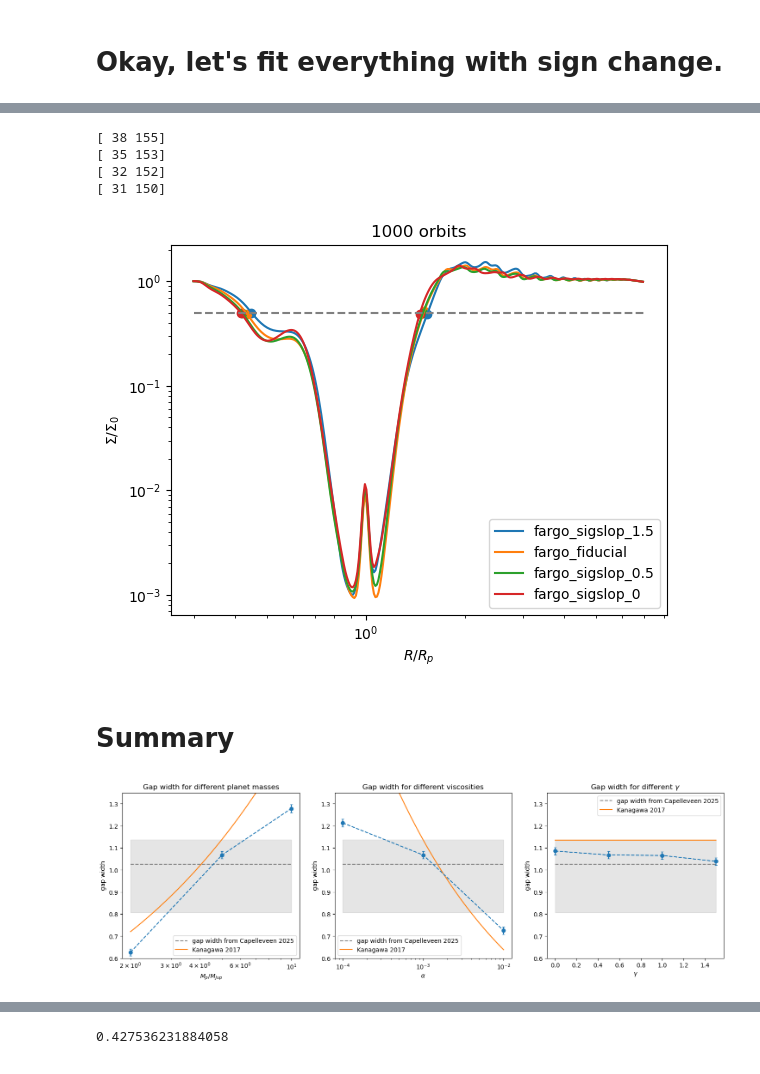
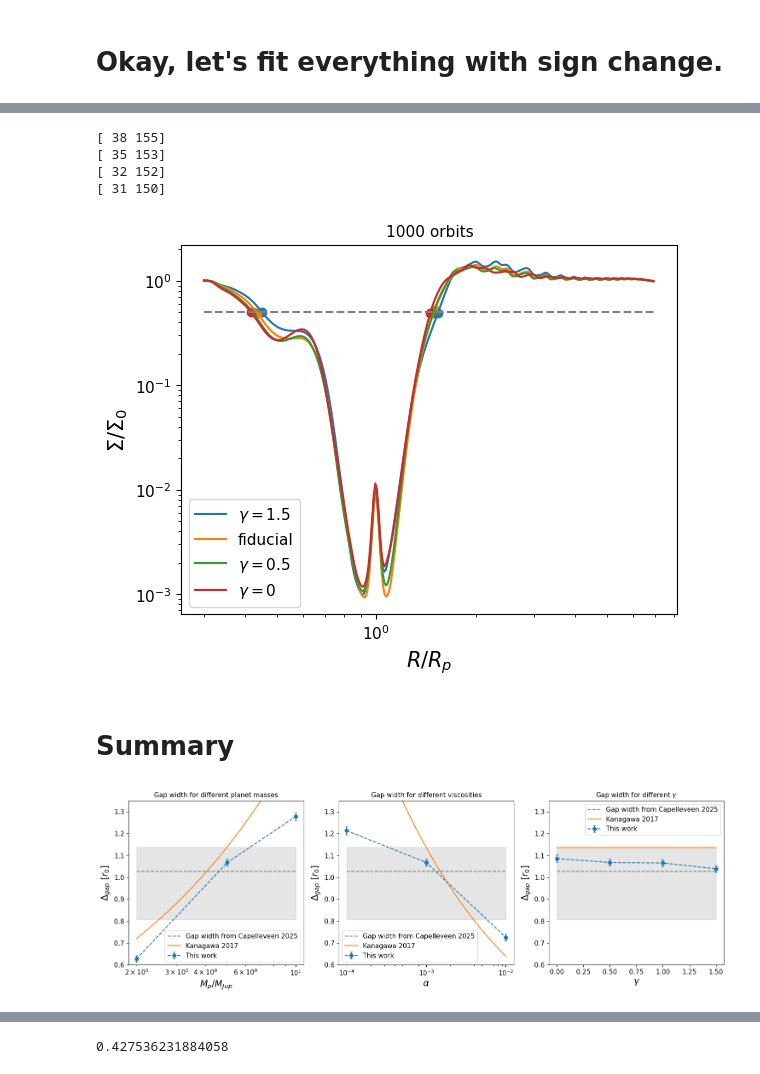
Before and after one commit to CatharinaHock/Bachelor_thesis_home, a Jupyter notebook: jupyter notebooks/thesis_suited_plots_maybe/radmc3d_sims/gap_width_.ipynb, the cells around one changed output, grey strips where cells are left out. Drawn from its saved outputs; the diff is of its cells as text; code cells hidden in the pictures.

```diff
--- a/jupyter notebooks/thesis_suited_plots_maybe/radmc3d_sims/gap_width_.ipynb
+++ b/jupyter notebooks/thesis_suited_plots_maybe/radmc3d_sims/gap_width_.ipynb
@@ -3,6 +3,18 @@
 import numpy as np
 import matplotlib.pyplot as plt
 from matplotlib import cm
+
+SMALL_SIZE = 11
+MEDIUM_SIZE = 15
+BIGGER_SIZE = 20
+
+plt.rc('font', size=SMALL_SIZE)          # controls default text sizes
+plt.rc('axes', titlesize=SMALL_SIZE)     # fontsize of the axes title
+plt.rc('axes', labelsize=MEDIUM_SIZE)    # fontsize of the x and y labels
+plt.rc('xtick', labelsize=SMALL_SIZE)    # fontsize of the tick labels
+plt.rc('ytick', labelsize=SMALL_SIZE)    # fontsize of the tick labels
+plt.rc('legend', fontsize=SMALL_SIZE)    # legend fontsize
+plt.rc('figure', titlesize=BIGGER_SIZE)  # fontsize of the figure title
 # %%
 path_start = f"/pfs/10/work/hd_cu284-work/fargo3d/outputs/"
 path_endings=["fargo_fiducial_2gen", "fargo_high_mass_2gen",  "fargo_low_mass_2gen", "fargo_high_visc_2gen", "fargo_low_visc_2gen",
@@ -755,7 +768,7 @@ for i in index_for_mass:
         r_sign_err.append((r_list[s+1]-r_list[s]))
         sig_sign.append((rho_mean[i][-1][s]/rho_mean[i][0][s]+rho_mean[i][-1][s+1]/rho_mean[i][0][s+1])/2)
 
-    plt.plot(r_list,rho_mean[i][-1]/rho_mean[i][0], label=f"{path[43:-5]}")
+    plt.plot(r_list,rho_mean[i][-1]/rho_mean[i][0], label=f"{titles[i]}")
     plt.scatter(r_sign, sig_sign)
 
     r_left = ufloat(r_sign[0], r_sign_err[0])
@@ -772,7 +785,7 @@ plt.yscale("log")
 plt.title(f"{frames[-1]*10} orbits")
 plt.legend()
 
-plt.savefig("img/gap_width_mass.PNG")
+plt.savefig("img/gap_width_mass.PNG", bbox_inches="tight")
 # %% [output]
 [ 78 140]
 [ 35 153]
@@ -794,7 +807,7 @@ for i in index_for_visc:
         r_sign_err.append((r_list[s+1]-r_list[s]))
         sig_sign.append((rho_mean[i][-1][s]/rho_mean[i][0][s]+rho_mean[i][-1][s+1]/rho_mean[i][0][s+1])/2)
 
-    plt.plot(r_list,rho_mean[i][-1]/rho_mean[i][0], label=f"{path[43:-5]}")
+    plt.plot(r_list,rho_mean[i][-1]/rho_mean[i][0], label=f"{titles[i]}")
     plt.scatter(r_sign, sig_sign)
 
     r_left = ufloat(r_sign[0], r_sign_err[0])
@@ -810,7 +823,7 @@ plt.xscale("log")
 plt.yscale("log")
 plt.title(f"{frames[-1]*10} orbits")
 plt.legend()
-plt.savefig("img/gap_width_visc.PNG")
+plt.savefig("img/gap_width_visc.PNG",bbox_inches="tight")
 # %% [output]
 [ 32  52  71 161]
 [ 35 153]
@@ -832,7 +845,7 @@ for i in index_for_sigslop:
         r_sign_err.append((r_list[s+1]-r_list[s]))
         sig_sign.append((rho_mean[i][-1][s]/rho_mean[i][0][s]+rho_mean[i][-1][s+1]/rho_mean[i][0][s+1])/2)
 
-    plt.plot(r_list,rho_mean[i][-1]/rho_mean[i][0], label=f"{path[43:-5]}")
+    plt.plot(r_list,rho_mean[i][-1]/rho_mean[i][0], label=f"{titles[i]}")
     plt.scatter(r_sign, sig_sign)
 
     r_left = ufloat(r_sign[-2], r_sign_err[-2])
@@ -848,13 +861,13 @@ plt.xscale("log")
 plt.yscale("log")
 plt.title(f"{frames[-1]*10} orbits")
 plt.legend()
-plt.savefig("img/gap_width_sigslop.PNG")
+plt.savefig("img/gap_width_sigslop.PNG",bbox_inches="tight")
 # %% [output]
 [ 38 155]
 [ 35 153]
 [ 32 152]
 [ 31 150]
-[figure, old version]
+[figure, new version]
 # %% [markdown]
 # Summary
 # %%
@@ -879,15 +892,15 @@ plt.figure(figsize=(18,5))
 plt.subplot(1,3,1)
 
 gap_mass_values , gap_mass_errs = ufloat_arr(gap_width_mass)
-plt.errorbar([2,5,10],gap_mass_values, yerr = gap_mass_errs, fmt="o--", capsize=2)
+plt.errorbar([2,5,10],gap_mass_values, yerr = gap_mass_errs, fmt="o--", capsize=2, label="This work")
 
 
 
 plt.xlabel("$M_p/M_{Jup}$")
-plt.ylabel("gap width")
+plt.ylabel("$\\Delta_{gap}$ [$r_0$]")
 plt.xscale("log")
 
-plt.plot([2,10,],[gap_obs,gap_obs], color="gray", linestyle="dashed", label="gap width from Capelleveen 2025")
+plt.plot([2,10,],[gap_obs,gap_obs], color="gray", linestyle="dashed", label="Gap width from Capelleveen 2025")
 plt.fill_between([2,10], gap_obs_lower,gap_obs_upper, alpha=0.2, color="gray")
 
 plt.ylim(0.6,1.35)
@@ -900,43 +913,43 @@ plt.legend()
 
 plt.subplot(1,3,2)
 gap_visc_values , gap_visc_errs = ufloat_arr(gap_width_visc)
-plt.errorbar([1e-4,1e-3,1e-2],gap_visc_values, yerr = gap_visc_errs, fmt="o--", capsize=2)
+plt.errorbar([1e-4,1e-3,1e-2],gap_visc_values, yerr = gap_visc_errs, fmt="o--", capsize=2, label="This work")
 plt.xlabel("$\\alpha$")
-plt.ylabel("gap width")
+plt.ylabel("$\\Delta_{gap}$ [$r_0$]")
 plt.xscale("log")
 plt.ylim(0.6,1.35)
 
 plt.title("Gap width for different viscosities")
-plt.plot([1e-4,1e-2,],[gap_obs,gap_obs], color="gray", linestyle="dashed", label="gap width from Capelleveen 2025")
+plt.plot([1e-4,1e-2,],[gap_obs,gap_obs], color="gray", linestyle="dashed", label="Gap width from Capelleveen 2025")
 plt.fill_between([1e-4,1e-2], gap_obs_lower,gap_obs_upper, alpha=0.2, color="gray")
 
 viscs = np.linspace(1e-4,1e-2,100)
 gap_visc_pred = 0.41*np.sqrt(0.0044)*0.069**(-3/4)*(viscs)**(-1/4)
 plt.plot(viscs, gap_visc_pred, label="Kanagawa 2017")
 
 
 plt.legend()
 
 plt.subplot(1,3,3)
 gap_sigslop_values , gap_sigslop_errs = ufloat_arr(gap_width_sigslop)
-plt.errorbar([0,0.5,1.0,1.5],gap_sigslop_values, yerr = gap_sigslop_errs, fmt="o--", capsize=2)
+plt.errorbar([0,0.5,1.0,1.5],gap_sigslop_values, yerr = gap_sigslop_errs, fmt="o--", capsize=2, label="This work")
 plt.xlabel("$\\gamma$")
-plt.ylabel("gap width")
+plt.ylabel("$\\Delta_{gap}$ [$r_0$]")
 plt.ylim(0.6,1.35)
 plt.title("Gap width for different $\\gamma$")
-plt.plot([0,1.5,],[gap_obs,gap_obs], color="gray", linestyle="dashed", label="gap width from Capelleveen 2025")
+plt.plot([0,1.5,],[gap_obs,gap_obs], color="gray", linestyle="dashed", label="Gap width from Capelleveen 2025")
 plt.fill_between([0,1.5], gap_obs_lower,gap_obs_upper, alpha=0.2, color="gray")
 
 gap_sigslop_pred = 0.41*np.sqrt(0.0044)*0.069**(-3/4)*(1e-3)**(-1/4)
 plt.plot([0,1.5], gap_sigslop_pred*np.ones(2), label="Kanagawa 2017")
 
 plt.legend()
 
-plt.savefig("img/Gap_widths.PNG")
+plt.savefig("img/Gap_widths.PNG",bbox_inches="tight")
 
 #print(gap_width_mass[1])
 # %% [output]
-[figure, old version]
+[figure, new version]
 # %% [markdown]
 I used webplot digiztizer on this figure:
 
```
Also changed, not shown: parts of 16 cells of this notebook, 28 other files.
